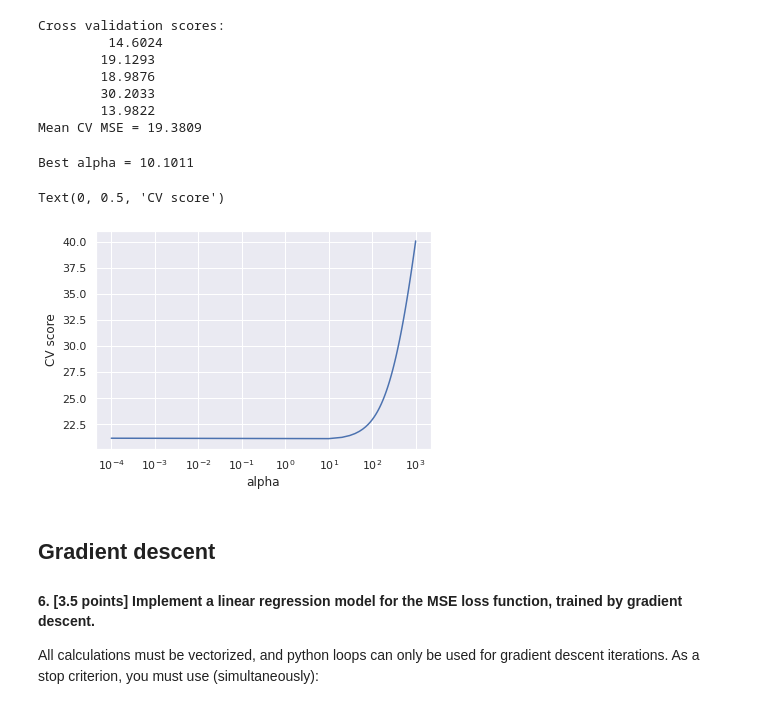
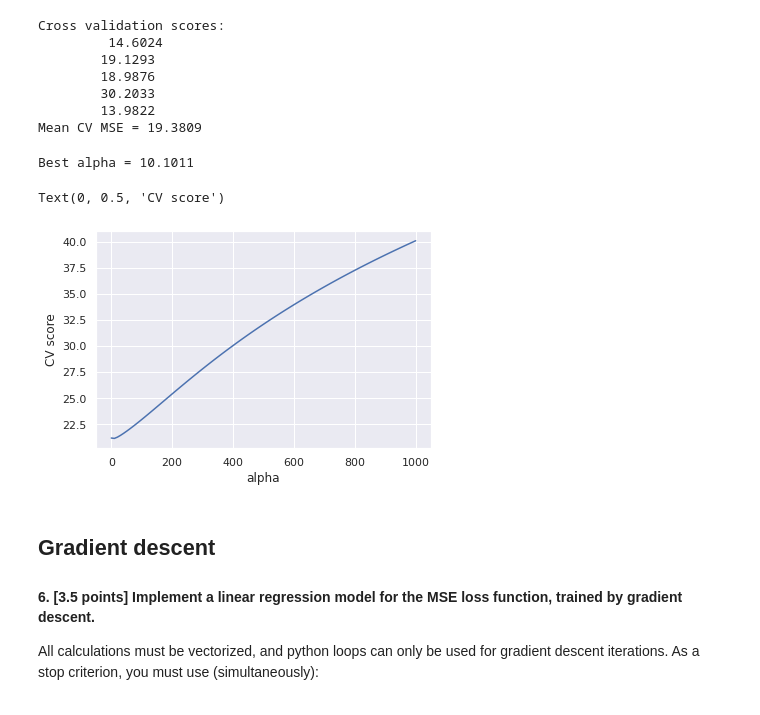
Before and after one commit to aamatevosyan/ml_se, a Jupyter notebook: hw/hw_2/homework-practice-02_v3.ipynb, the cells around one changed output. Cells and saved outputs as stored; diff of their text form; code cells hidden in the pictures.

```diff
--- a/hw/hw_2/homework-practice-02_v3.ipynb
+++ b/hw/hw_2/homework-practice-02_v3.ipynb
@@ -345,19 +350,18 @@ Mean CV MSE = 19.3809
 # %%
 alphas = np.linspace(0.0001, 1000, 100)
 searcher = GridSearchCV(Ridge(), [{"alpha": alphas}], scoring="neg_mean_squared_error", cv=5)
 searcher.fit(X_train, y_train)
 
 best_alpha = searcher.best_params_["alpha"]
 print("Best alpha = %.4f" % best_alpha)
 
 plt.plot(alphas, -searcher.cv_results_["mean_test_score"])
-plt.xscale("log")
 plt.xlabel("alpha")
 plt.ylabel("CV score")
 # %% [output]
 Best alpha = 10.1011
 Text(0, 0.5, 'CV score')
-[figure, old version]
+[figure, new version]
 # %% [markdown]
 ## Gradient descent
 
```
Also changed, not shown: parts of 23 cells of this notebook.
